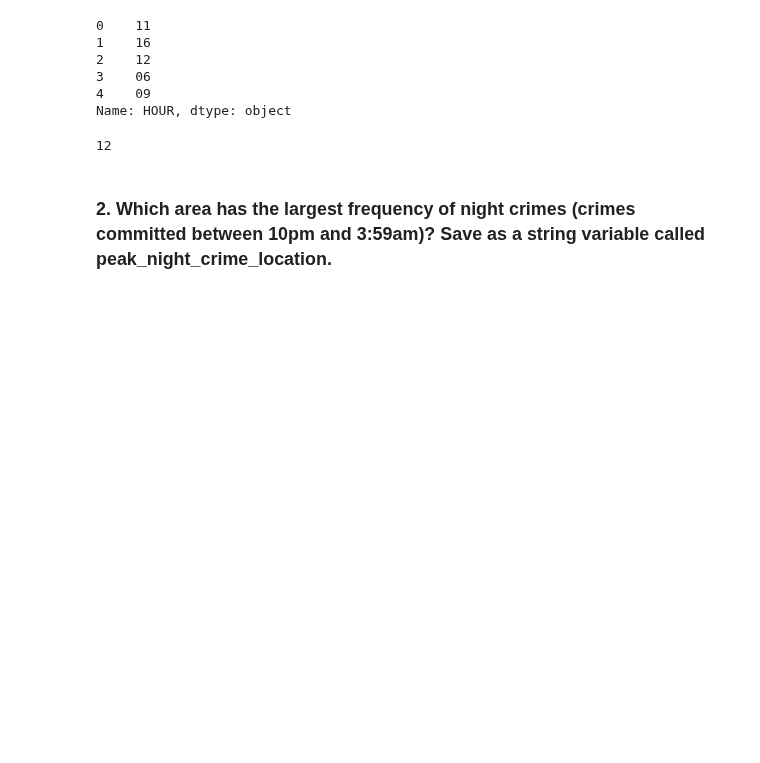
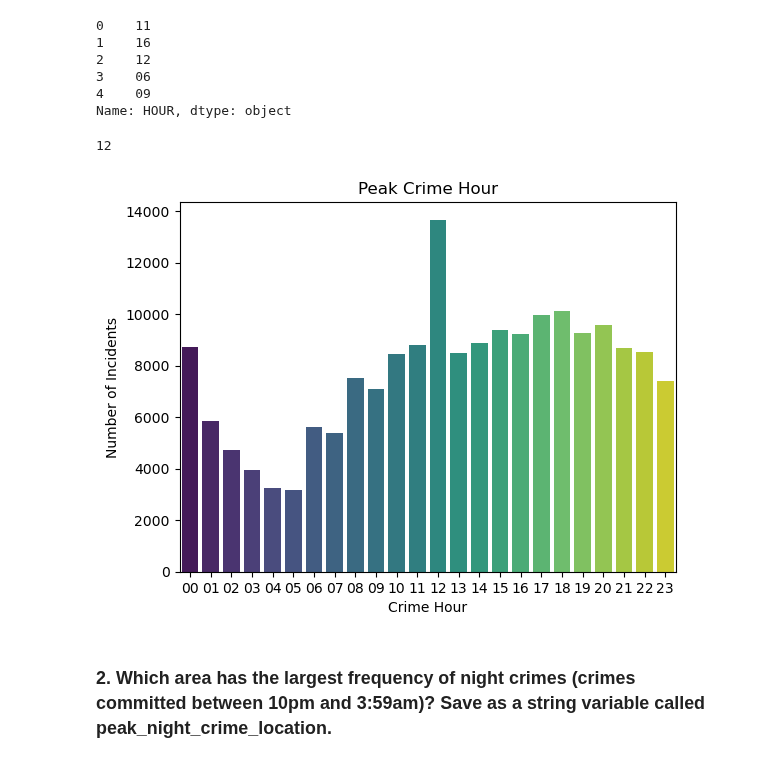
Before and after one commit to nyguerrillagirl/1000-days-of-code, a Jupyter notebook: src/python_projects/datacamp/projects/05_ANALYZING_CRIME_IN_LOS_ANGELES/crimes_in_la_notebook.ipynb, the cells around one changed output. Drawn from its saved outputs; the diff is of its cells as text; code cells hidden in the pictures; blank space fills up the shorter version.

```diff
--- a/src/python_projects/datacamp/projects/05_ANALYZING_CRIME_IN_LOS_ANGELES/crimes_in_la_notebook.ipynb
+++ b/src/python_projects/datacamp/projects/05_ANALYZING_CRIME_IN_LOS_ANGELES/crimes_in_la_notebook.ipynb
@@ -84,6 +84,18 @@ peak_crime_hour = int(crimes['HOUR'].value_counts().index[0])
 peak_crime_hour
 # %% [output]
 12
+# %%
+# Let's redo the graph and order the time from 00-23
+hour_order = [f"{h:02d}" for h in range(24)]
+crimes["HOUR"] = pd.Categorical(crimes["HOUR"], categories=hour_order, ordered=True)
+
+sns.countplot(data=crimes, x="HOUR", order = hour_order, palette="viridis", hue="HOUR", legend=False)
+plt.xlabel('Crime Hour')
+plt.ylabel('Number of Incidents')
+plt.title('Peak Crime Hour')
+plt.show()
+# %% [output]
+[figure, added]
 # %% [markdown]
 ### 2. Which area has the largest frequency of night crimes (crimes committed between 10pm and 3:59am)? Save as a string variable called  **peak_night_crime_location**.
 # %%
```
Also changed, not shown: parts of 2 cells of this notebook, 2 other files.
